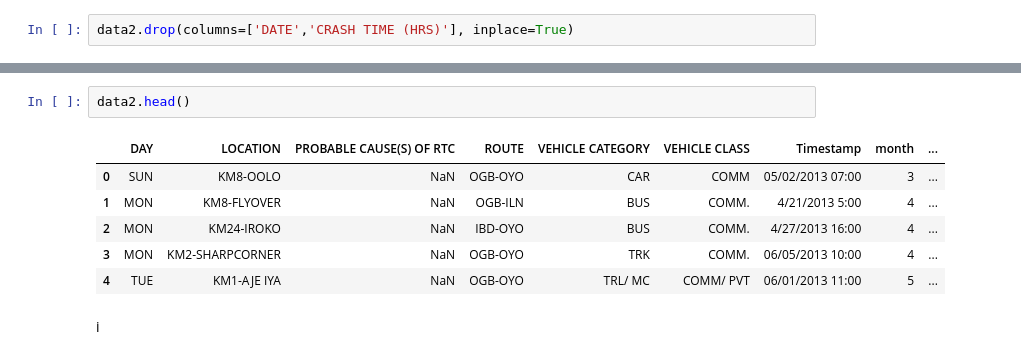
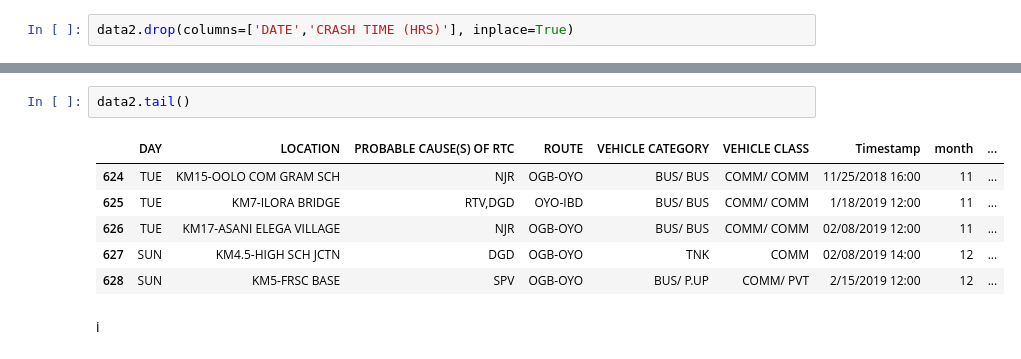
Before and after one commit to OGsiji/Transrisk-Innovation, a Jupyter notebook: Transrisk_Innovation_Simulation.ipynb, the cells around one changed output, grey strips where cells are left out. Drawn from its saved outputs; the diff is of its cells as text.

```diff
--- a/Transrisk_Innovation_Simulation.ipynb
+++ b/Transrisk_Innovation_Simulation.ipynb
@@ -96,12 +212,12 @@ data2.head()
 # %%
-data2.head()
+data2.tail()
 # %% [output]
 |  | DAY | LOCATION | PROBABLE CAUSE(S) OF RTC | ROUTE | VEHICLE CATEGORY | VEHICLE CLASS | Timestamp | month | ... |
-| 0 | SUN | KM8-OOLO | NaN | OGB-OYO | CAR | COMM | 05/02/2013 07:00 | 3 | ... |
-| 1 | MON | KM8-FLYOVER | NaN | OGB-ILN | BUS | COMM. | 4/21/2013 5:00 | 4 | ... |
-| 2 | MON | KM24-IROKO | NaN | IBD-OYO | BUS | COMM. | 4/27/2013 16:00 | 4 | ... |
-| 3 | MON | KM2-SHARPCORNER | NaN | OGB-OYO | TRK | COMM. | 06/05/2013 10:00 | 4 | ... |
-| 4 | TUE | KM1-AJE IYA | NaN | OGB-OYO | TRL/ MC | COMM/ PVT | 06/01/2013 11:00 | 5 | ... |
+| 624 | TUE | KM15-OOLO COM GRAM SCH | NJR | OGB-OYO | BUS/ BUS | COMM/ COMM | 11/25/2018 16:00 | 11 | ... |
+| 625 | TUE | KM7-ILORA BRIDGE | RTV,DGD | OYO-IBD | BUS/ BUS | COMM/ COMM | 1/18/2019 12:00 | 11 | ... |
+| 626 | TUE | KM17-ASANI ELEGA VILLAGE | NJR | OGB-OYO | BUS/ BUS | COMM/ COMM | 02/08/2019 12:00 | 11 | ... |
+| 627 | SUN | KM4.5-HIGH SCH JCTN | DGD | OGB-OYO | TNK | COMM | 02/08/2019 14:00 | 12 | ... |
+| 628 | SUN | KM5-FRSC BASE | SPV | OGB-OYO | BUS/ P.UP | COMM/ PVT | 2/15/2019 12:00 | 12 | ... |
 # %% [markdown]
 i
 # %%
```
Also changed, not shown: parts of 47 cells of this notebook.
